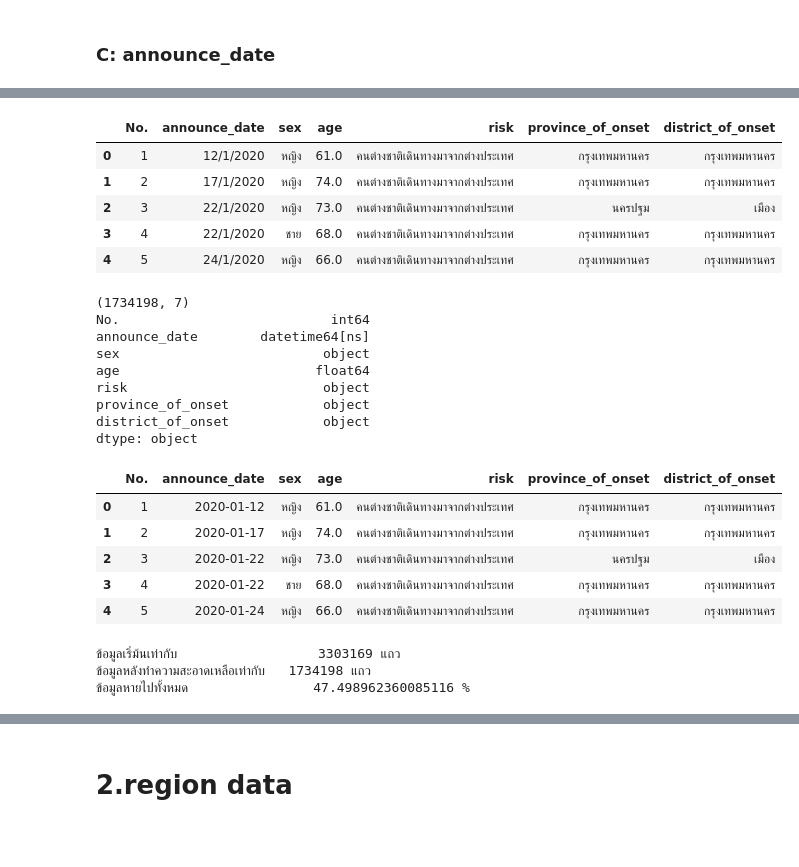
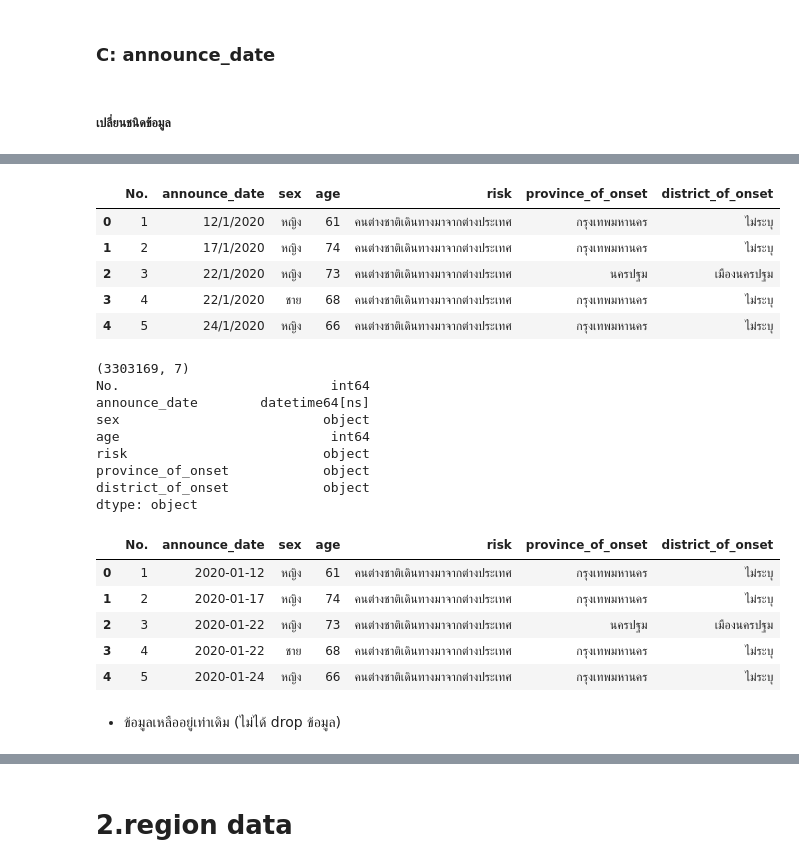
Before and after one commit to Supakornnn/data_viz_2022, a Jupyter notebook: Project_Dataviz_2022.ipynb, the cells around one changed output, grey strips where cells are left out. Drawn from its saved outputs; the diff is of its cells as text; code cells hidden in the pictures; blank space fills up the shorter version.

```diff
--- a/Project_Dataviz_2022.ipynb
+++ b/Project_Dataviz_2022.ipynb
@@ -437,2 +544,2 @@ mean_age
 # %%
-df_drop[['age']] = df_drop[['age']].fillna(mean_age)     # แทนค่า nan ของ age ด้วย mean
+covid_df['age'] = covid_df['age'].fillna(mean_age)     # แทนค่า nan ของ age ด้วย mean
@@ -449,0 +546,2 @@ dtype: int64
+# %%
+covid_df = covid_df.astype({'age':'int'})   # เปลี่ยนชนิดข้อมูล
@@ -452,2 +563,2 @@ dtype: int64
 # %%
-df_drop = df_drop.fillna('ไม่ระบุ')
+covid_df = covid_df.fillna('ไม่ระบุ')
@@ -471,8 +593,11 @@ set(df_drop['sex'])
 # %%
-df_drop.replace({'ช':'ชาย',
+covid_df['sex'].replace({'ช':'ชาย',     # เปลี่ยนข้อมูลให้เขียนเหมือนกัน
                  'นาย':'ชาย',
                  'ร.ต.ท.':'ชาย',
                  'ญ':'หญิง',
                  'หณิง':'หญิง',
-                 'หห':'หญิง'},inplace=True)
+                 'หห':'หญิง',
+                 '\xa0หญิง':'หญิง',
+                 'หญง':'หญิง',
+                 'หญิิง':'หญิง'},inplace=True)
 # %%
@@ -481,8 +606,10 @@ set(df_drop['sex'])
 {'ชาย', 'หญิง', 'ไม่ระบุ'}
 # %% [markdown]
 ### C: announce_date
+# %% [markdown]
+##### เปลี่ยนชนิดข้อมูล
 # %%
-print(df_drop.shape)
-print(df_drop.dtypes)
-df_drop.head()
+print(covid_df.shape)
+print(covid_df.dtypes)
+covid_df.head()
 # %% [output]
@@ -497,8 +624,8 @@ district_of_onset     object
 dtype: object
 |  | No. | announce_date | sex | age | risk | province_of_onset | district_of_onset |
-| 0 | 1 | 12/1/2020 | หญิง | 61.0 | คนต่างชาติเดินทางมาจากต่างประเทศ | กรุงเทพมหานคร | กรุงเทพมหานคร |
-| 1 | 2 | 17/1/2020 | หญิง | 74.0 | คนต่างชาติเดินทางมาจากต่างประเทศ | กรุงเทพมหานคร | กรุงเทพมหานคร |
-| 2 | 3 | 22/1/2020 | หญิง | 73.0 | คนต่างชาติเดินทางมาจากต่างประเทศ | นครปฐม | เมือง |
-| 3 | 4 | 22/1/2020 | ชาย | 68.0 | คนต่างชาติเดินทางมาจากต่างประเทศ | กรุงเทพมหานคร | กรุงเทพมหานคร |
-| 4 | 5 | 24/1/2020 | หญิง | 66.0 | คนต่างชาติเดินทางมาจากต่างประเทศ | กรุงเทพมหานคร | กรุงเทพมหานคร |
+| 0 | 1 | 12/1/2020 | หญิง | 61 | คนต่างชาติเดินทางมาจากต่างประเทศ | กรุงเทพมหานคร | ไม่ระบุ |
+| 1 | 2 | 17/1/2020 | หญิง | 74 | คนต่างชาติเดินทางมาจากต่างประเทศ | กรุงเทพมหานคร | ไม่ระบุ |
+| 2 | 3 | 22/1/2020 | หญิง | 73 | คนต่างชาติเดินทางมาจากต่างประเทศ | นครปฐม | เมืองนครปฐม |
+| 3 | 4 | 22/1/2020 | ชาย | 68 | คนต่างชาติเดินทางมาจากต่างประเทศ | กรุงเทพมหานคร | ไม่ระบุ |
+| 4 | 5 | 24/1/2020 | หญิง | 66 | คนต่างชาติเดินทางมาจากต่างประเทศ | กรุงเทพมหานคร | ไม่ระบุ |
 # %%
@@ -506,35 +633,25 @@ df_drop['announce_date'] = pd.to_datetime(df_drop['announce_date'],format="%d/%m
 # %%
-print(df_drop.shape)
-print(df_drop.dtypes)
-df_drop.head()
+print(covid_df.shape)
+print(covid_df.dtypes)
+covid_df.head()
 # %% [output]
-(1734198, 7)
+(3303169, 7)
 No.                           int64
 announce_date        datetime64[ns]
 sex                          object
-age                         float64
+age                           int64
 risk                         object
 province_of_onset            object
 district_of_onset            object
 dtype: object
 |  | No. | announce_date | sex | age | risk | province_of_onset | district_of_onset |
-| 0 | 1 | 2020-01-12 | หญิง | 61.0 | คนต่างชาติเดินทางมาจากต่างประเทศ | กรุงเทพมหานคร | กรุงเทพมหานคร |
-| 1 | 2 | 2020-01-17 | หญิง | 74.0 | คนต่างชาติเดินทางมาจากต่างประเทศ | กรุงเทพมหานคร | กรุงเทพมหานคร |
-| 2 | 3 | 2020-01-22 | หญิง | 73.0 | คนต่างชาติเดินทางมาจากต่างประเทศ | นครปฐม | เมือง |
-| 3 | 4 | 2020-01-22 | ชาย | 68.0 | คนต่างชาติเดินทางมาจากต่างประเทศ | กรุงเทพมหานคร | กรุงเทพมหานคร |
-| 4 | 5 | 2020-01-24 | หญิง | 66.0 | คนต่างชาติเดินทางมาจากต่างประเทศ | กรุงเทพมหานคร | กรุงเทพมหานคร |
+| 0 | 1 | 2020-01-12 | หญิง | 61 | คนต่างชาติเดินทางมาจากต่างประเทศ | กรุงเทพมหานคร | ไม่ระบุ |
+| 1 | 2 | 2020-01-17 | หญิง | 74 | คนต่างชาติเดินทางมาจากต่างประเทศ | กรุงเทพมหานคร | ไม่ระบุ |
+| 2 | 3 | 2020-01-22 | หญิง | 73 | คนต่างชาติเดินทางมาจากต่างประเทศ | นครปฐม | เมืองนครปฐม |
+| 3 | 4 | 2020-01-22 | ชาย | 68 | คนต่างชาติเดินทางมาจากต่างประเทศ | กรุงเทพมหานคร | ไม่ระบุ |
+| 4 | 5 | 2020-01-24 | หญิง | 66 | คนต่างชาติเดินทางมาจากต่างประเทศ | กรุงเทพมหานคร | ไม่ระบุ |
-# %%
-before = covid_data.shape[0]
-after = df_drop.shape[0]
-lose = (before - after)*100/before
-
-print(f'ข้อมูลเริ่ม้นเท่ากับ                  {before} แถว')
-print(f'ข้อมูลหลังทำความสะอาดเหลือเท่ากับ   {after} แถว')
-print(f'ข้อมูลหายไปทั้งหมด                {lose} %')
-# %% [output]
-ข้อมูลเริ่ม้นเท่ากับ                  3303169 แถว
-ข้อมูลหลังทำความสะอาดเหลือเท่ากับ   1734198 แถว
-ข้อมูลหายไปทั้งหมด                47.498962360085116 %
+# %% [markdown]
+- ข้อมูลเหลืออยู่เท่าเดิม (ไม่ได้ drop ข้อมูล)
 # %%
 #####################################################################################################################################################
 # %%
```
Also changed, not shown: parts of 87 cells of this notebook.
